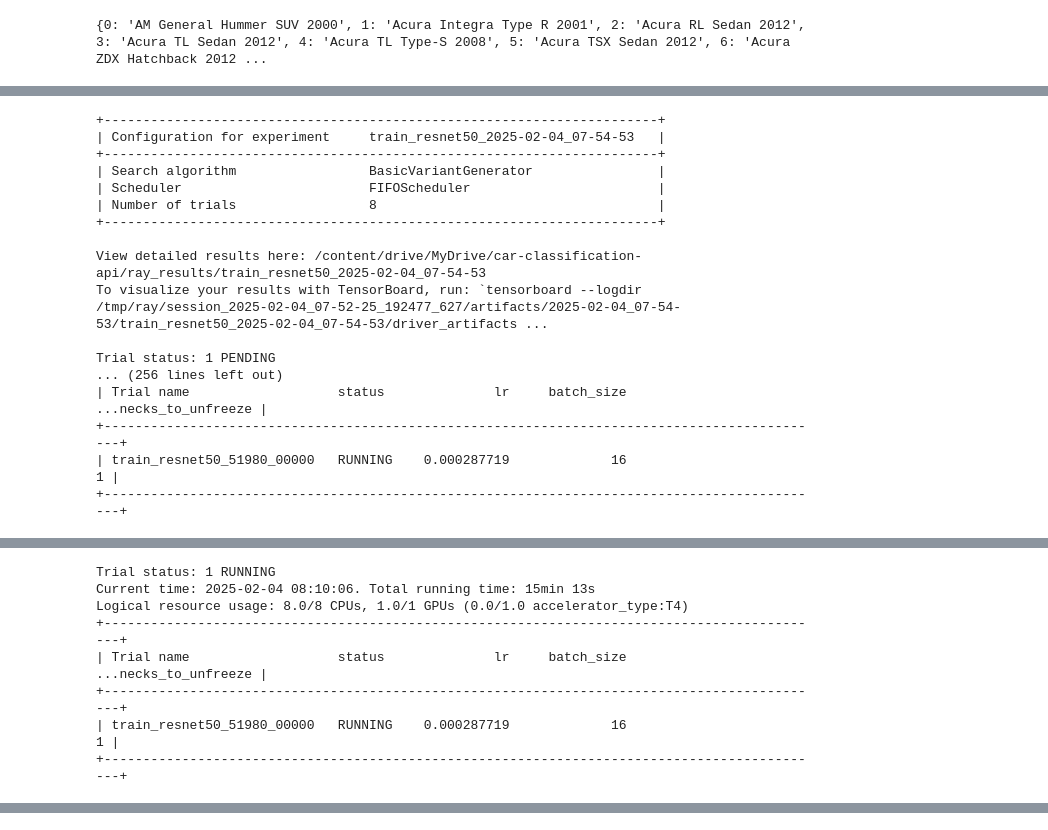
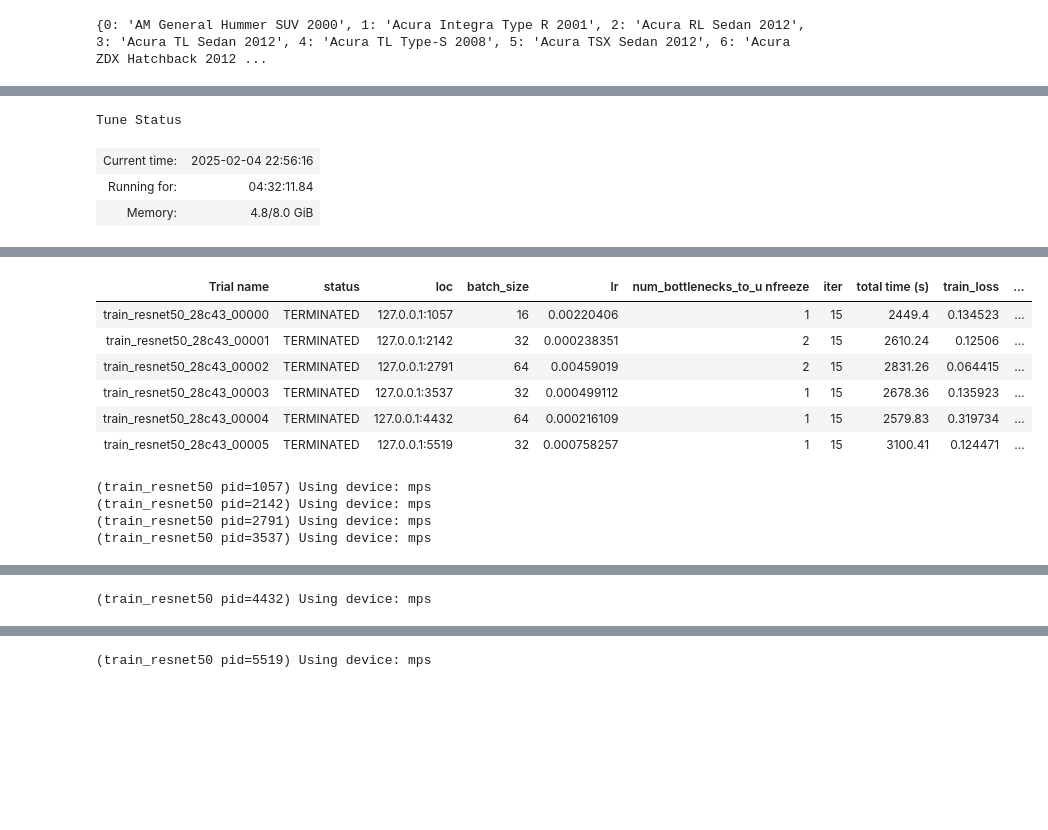
Before and after one commit to ngjasmine/car-classification-api, a Jupyter notebook: notebooks/hyperparameter-tuning-resnet50.ipynb, the cells around one changed output, grey strips where cells are left out. Drawn from its saved outputs; the diff is of its cells as text; code cells hidden in the pictures; blank space fills up the shorter version.

Commit message:
ran hyperparameter tuning for resnet50 locally and saved notebook with results

```diff
--- a/notebooks/hyperparameter-tuning-resnet50.ipynb
+++ b/notebooks/hyperparameter-tuning-resnet50.ipynb
@@ -301,19 +282,19 @@ Memory Cached: 0.0 MB
 
 search_space = {
     "lr": tune.loguniform(1e-4, 1e-2),  # Learning rate
-    "batch_size": tune.choice([16, 32, 64, 128]),  # Batch size
-    "num_bottlenecks_to_unfreeze": tune.choice([1, 2, 3]),  # Number of bottlenecks in layer 4 to unfreeze
+    "batch_size": tune.choice([16, 32, 64]),  # Batch size
+    "num_bottlenecks_to_unfreeze": tune.choice([1, 2]),  # Number of bottlenecks in layer 4 to unfreeze
     "num_classes": len(datasets.ImageFolder(train_dir).classes),  # Number of classes
-    "epochs": 20  # Number of epochs
+    "epochs": 15  # Number of epochs
 }
 
 tuner = tune.Tuner(
-    tune.with_resources(train_resnet50, resources={"gpu": 1, "cpu": 8}),
+    tune.with_resources(train_resnet50, resources={"cpu": 4}),
     param_space=search_space,
     tune_config=tune.TuneConfig(
         metric="val_accuracy",
         mode="max", # Optimize for maximum val accuracy
-        num_samples=8, # Limit to 8 trials of random combinations of hyperparameters fr search_space
+        num_samples= 6, # Limit to 8 trials of random combinations of hyperparameters fr search_space
         max_concurrent_trials=1 # Run 1 trial at a time
         )
         ,
@@ -322,20 +303,7 @@ tuner = tune.Tuner(
 
 results = tuner.fit()
 # %% [output]
-+-----------------------------------------------------------------------+
-| Configuration for experiment     train_resnet50_2025-02-04_07-54-53   |
-+-----------------------------------------------------------------------+
-| Search algorithm                 BasicVariantGenerator                |
-| Scheduler                        FIFOScheduler                        |
-| Number of trials                 8                                    |
-+-----------------------------------------------------------------------+
-
-View detailed results here: /content/drive/MyDrive/car-classification-api/ray_results/train_resnet50_2025-02-04_07-54-53
-To visualize your results with TensorBoard, run: `tensorboard --logdir /tmp/ray/session_2025-02-04_07-52-25_192477_627/artifacts/2025-02-04_07-54-53/train_resnet50_2025-02-04_07-54-53/driver_artifacts ...
-
-Trial status: 1 PENDING
-... (256 lines left out)
-| Trial name                   status              lr     batch_size     ...necks_to_unfreeze |
-+---------------------------------------------------------------------------------------------+
-| train_resnet50_51980_00000   RUNNING    0.000287719             16                        1 |
-+---------------------------------------------------------------------------------------------+
+Tune Status
+| Current time: | 2025-02-04 22:56:16 |
+| Running for: | 04:32:11.84 |
+| Memory: | 4.8/8.0 GiB |
@@ -344,8 +314,11 @@ Trial status: 1 PENDING
+| Trial name | status | loc | batch_size | lr | num_bottlenecks_to_u nfreeze | iter | total time (s) | train_loss | ... |
+| train_resnet50_28c43_00000 | TERMINATED | 127.0.0.1:1057 | 16 | 0.00220406 | 1 | 15 | 2449.4 | 0.134523 | ... |
+| train_resnet50_28c43_00001 | TERMINATED | 127.0.0.1:2142 | 32 | 0.000238351 | 2 | 15 | 2610.24 | 0.12506 | ... |
+| train_resnet50_28c43_00002 | TERMINATED | 127.0.0.1:2791 | 64 | 0.00459019 | 2 | 15 | 2831.26 | 0.064415 | ... |
+| train_resnet50_28c43_00003 | TERMINATED | 127.0.0.1:3537 | 32 | 0.000499112 | 1 | 15 | 2678.36 | 0.135923 | ... |
+| train_resnet50_28c43_00004 | TERMINATED | 127.0.0.1:4432 | 64 | 0.000216109 | 1 | 15 | 2579.83 | 0.319734 | ... |
+| train_resnet50_28c43_00005 | TERMINATED | 127.0.0.1:5519 | 32 | 0.000758257 | 1 | 15 | 3100.41 | 0.124471 | ... |
-Trial status: 1 RUNNING
-Current time: 2025-02-04 08:10:06. Total running time: 15min 13s
-Logical resource usage: 8.0/8 CPUs, 1.0/1 GPUs (0.0/1.0 accelerator_type:T4)
-+---------------------------------------------------------------------------------------------+
-| Trial name                   status              lr     batch_size     ...necks_to_unfreeze |
-+---------------------------------------------------------------------------------------------+
-| train_resnet50_51980_00000   RUNNING    0.000287719             16                        1 |
-+---------------------------------------------------------------------------------------------+
+(train_resnet50 pid=1057) Using device: mps
+(train_resnet50 pid=2142) Using device: mps
+(train_resnet50 pid=2791) Using device: mps
+(train_resnet50 pid=3537) Using device: mps
@@ -353,0 +342 @@ Resume experiment with: Tuner.restore(path="/content/drive/MyDrive/car-classific
+(train_resnet50 pid=4432) Using device: mps
@@ -353,0 +360 @@ Resume experiment with: Tuner.restore(path="/content/drive/MyDrive/car-classific
+(train_resnet50 pid=5519) Using device: mps
```
Also changed, not shown: parts of 28 cells of this notebook.
